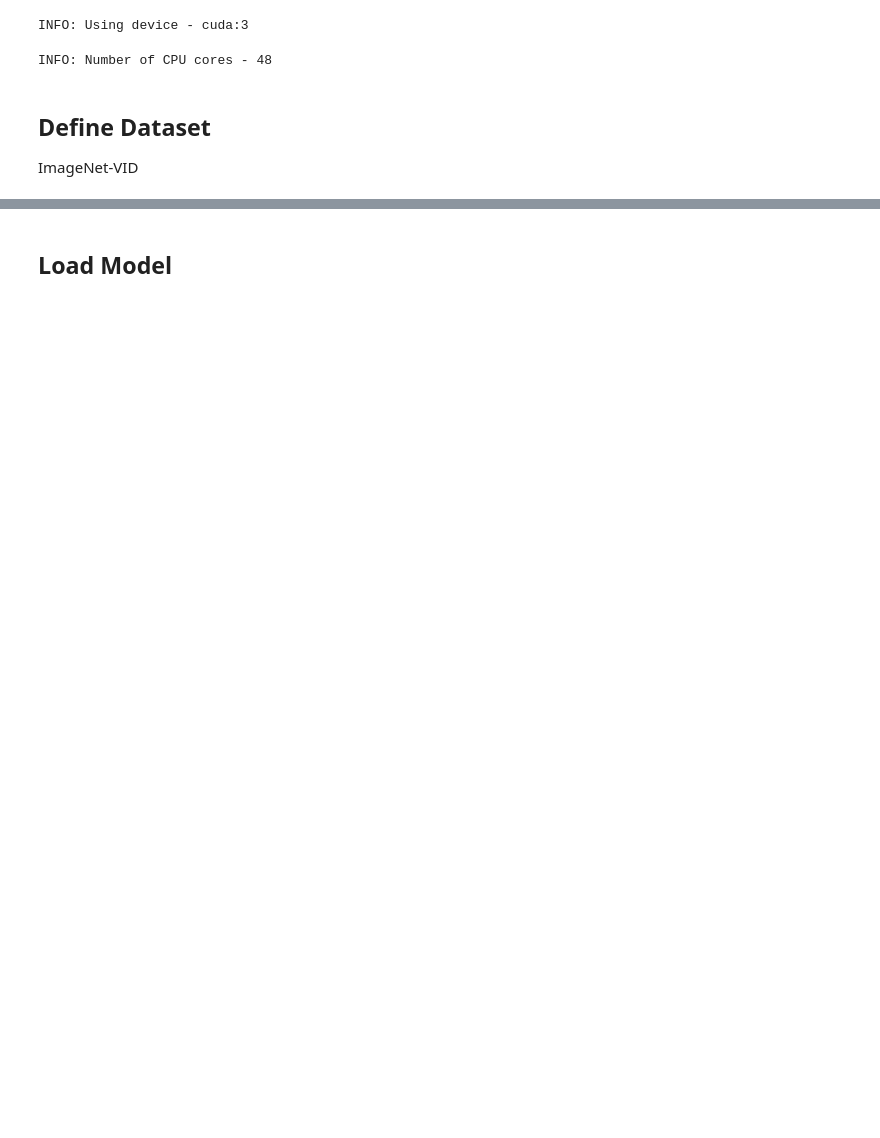
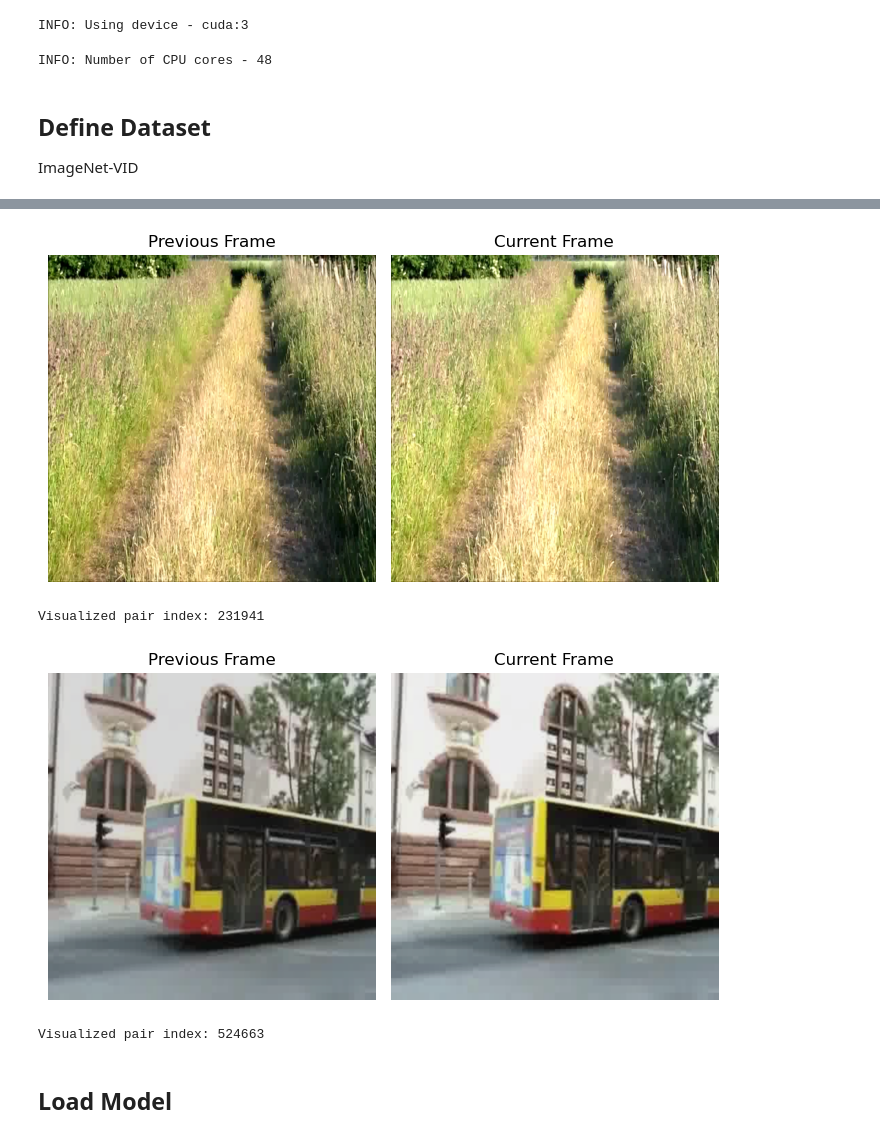
Before and after one commit to robustaim/test-time-adapters, a Jupyter notebook: pretraining.ipynb, the cells around one changed output, grey strips where cells are left out. Drawn from its saved outputs; the diff is of its cells as text; code cells hidden in the pictures; blank space fills up the shorter version.

Commit message:
Feat: Add Pytorch IMAGE-VID Dataset

```diff
--- a/pretraining.ipynb
+++ b/pretraining.ipynb
@@ -256,8 +327,8 @@ train_transform = transforms.Compose([
     transforms.ToTensor(),
     transforms.Normalize(**IMG_NORM)
 ])
-label_transform = lambda train: transforms.Lambda(
-    lambda x: ImageNetVIDDataset.bbox(x, train=train)
+label_transform = lambda root, train, norm: transforms.Lambda(
+    lambda x: ImageNetVIDDataset.bbox(x, root=root, train=train, normalize=norm)
 )
 test_transform = transforms.Compose([
     transforms.Resize((IMG_SIZE, IMG_SIZE)),
@@ -269,11 +340,11 @@ DATA_ROOT = path.join(".", "data")
 
 train_dataset = ImageNetVIDDataset(
     root=DATA_ROOT, force_download=False, train=True,
-    transform=train_transform, target_transform=label_transform
+    transform=train_transform, target_transform=label_transform(root=DATA_ROOT, train=True, norm=True)
 )
 valid_dataset = ImageNetVIDDataset(
     root=DATA_ROOT, force_download=False, valid=True,
-    transform=train_transform, target_transform=label_transform
+    transform=train_transform, target_transform=label_transform(root=DATA_ROOT, train=False, norm=True)
 )
 test_dataset = ImageNetVIDDataset(
     root=DATA_ROOT, force_download=False, train=False,
@@ -286,3 +423,12 @@ Downloading ILSVRC2015_VID from huggingface...
+# %%
+for _ in range(2):
+    selected_idx = train_dataset.output_sampling(img_norm=IMG_NORM, imgsize=(IMG_SIZE, IMG_SIZE))
+    print(f"Visualized pair index: {selected_idx}")
+# %% [output]
+[figure, added]
+Visualized pair index: 231941
+[figure, added]
+Visualized pair index: 524663
 # %% [markdown]
 ## Load Model
 # %%
```
Also changed, not shown: parts of 12 cells of this notebook.
